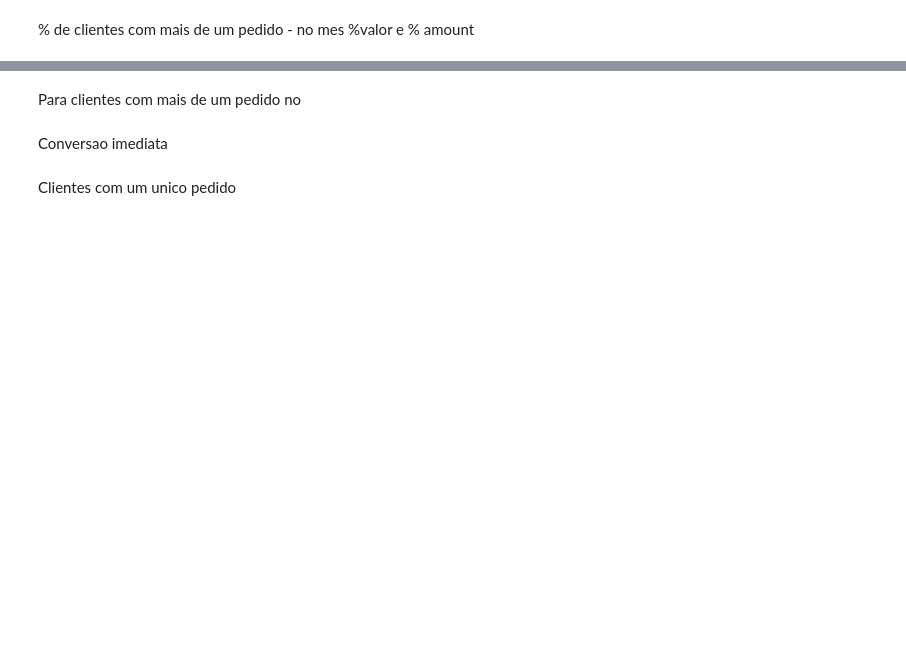
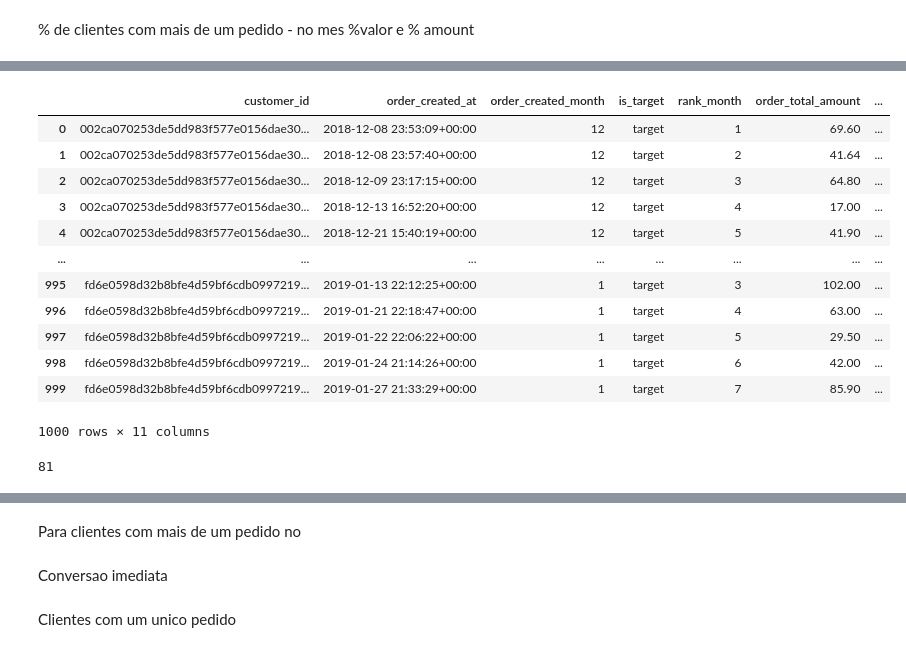
Before and after one commit to elianezanlorense/ifood_cs, a Jupyter notebook: code/notebook/05.cli_res.ipynb, the cells around one changed output, grey strips where cells are left out. Saved outputs shown, nothing was run; the diff lists cells and outputs as text; code cells hidden in the pictures; blank space fills up the shorter version.

Commit message:
conversao segunda ordem

```diff
--- a/code/notebook/05.cli_res.ipynb
+++ b/code/notebook/05.cli_res.ipynb
@@ -211,10 +92,0 @@ df_analise_completa
-# %%
-# Ordenar por datetime completo
-df = df.sort_values(['customer_id', 'order_created_at'])
-
-# 1. Rank por ordem cronológica dentro do mês
-df["rank_month"] = df.groupby(["customer_id", "order_created_month"]).cumcount() + 1
-df['days_between_orders'] = (
-    df.groupby(['customer_id', 'order_created_month'])['order_created_at']
-    .diff()
-).dt.days
@@ -255,0 +93,5 @@ df[['customer_id', 'order_created_month', 'rank_month', 'order_total_amount',
+# %%
+df_1000 = df.head(1000)
+df_1000, dias_0=criacao_ordens(df_1000)
+print(dias_0)
+df_1000.head()
@@ -255,0 +132,43 @@ df[['customer_id', 'order_created_month', 'rank_month', 'order_total_amount',
+# %%
+df_ = df_1000[
+    [
+        'customer_id',
+        'order_created_at',
+        'order_created_month',
+        'is_target',
+        'rank_month',
+        'order_total_amount',
+        'days_between_orders',
+        'days_since_first_order_month',
+        'unique_order_hash'
+    ]
+].copy()  # evita SettingWithCopyWarning
+
+df_['converteu'] = False
+df_['desconto'] = 0
+
+#df_ = df_.loc[
+    #df_['customer_id'] == '002ca070253de5dd983f577e0156dae30cfe981198bce5c7815755748343594c'
+#]
+
+df = df_.reset_index(drop=True)
+
+df
+# %% [output]
+|  | customer_id | order_created_at | order_created_month | is_target | rank_month | order_total_amount | ... |
+| 0 | 002ca070253de5dd983f577e0156dae30... | 2018-12-08 23:53:09+00:00 | 12 | target | 1 | 69.60 | ... |
+| 1 | 002ca070253de5dd983f577e0156dae30... | 2018-12-08 23:57:40+00:00 | 12 | target | 2 | 41.64 | ... |
+| 2 | 002ca070253de5dd983f577e0156dae30... | 2018-12-09 23:17:15+00:00 | 12 | target | 3 | 64.80 | ... |
+| 3 | 002ca070253de5dd983f577e0156dae30... | 2018-12-13 16:52:20+00:00 | 12 | target | 4 | 17.00 | ... |
+| 4 | 002ca070253de5dd983f577e0156dae30... | 2018-12-21 15:40:19+00:00 | 12 | target | 5 | 41.90 | ... |
+| ... | ... | ... | ... | ... | ... | ... | ... |
+| 995 | fd6e0598d32b8bfe4d59bf6cdb0997219... | 2019-01-13 22:12:25+00:00 | 1 | target | 3 | 102.00 | ... |
+| 996 | fd6e0598d32b8bfe4d59bf6cdb0997219... | 2019-01-21 22:18:47+00:00 | 1 | target | 4 | 63.00 | ... |
+| 997 | fd6e0598d32b8bfe4d59bf6cdb0997219... | 2019-01-22 22:06:22+00:00 | 1 | target | 5 | 29.50 | ... |
+| 998 | fd6e0598d32b8bfe4d59bf6cdb0997219... | 2019-01-24 21:14:26+00:00 | 1 | target | 6 | 42.00 | ... |
+| 999 | fd6e0598d32b8bfe4d59bf6cdb0997219... | 2019-01-27 21:33:29+00:00 | 1 | target | 7 | 85.90 | ... |
+1000 rows × 11 columns
+# %%
+df['customer_id'].nunique()
+# %% [output]
+81
```
Also changed, not shown: parts of 21 cells of this notebook.
